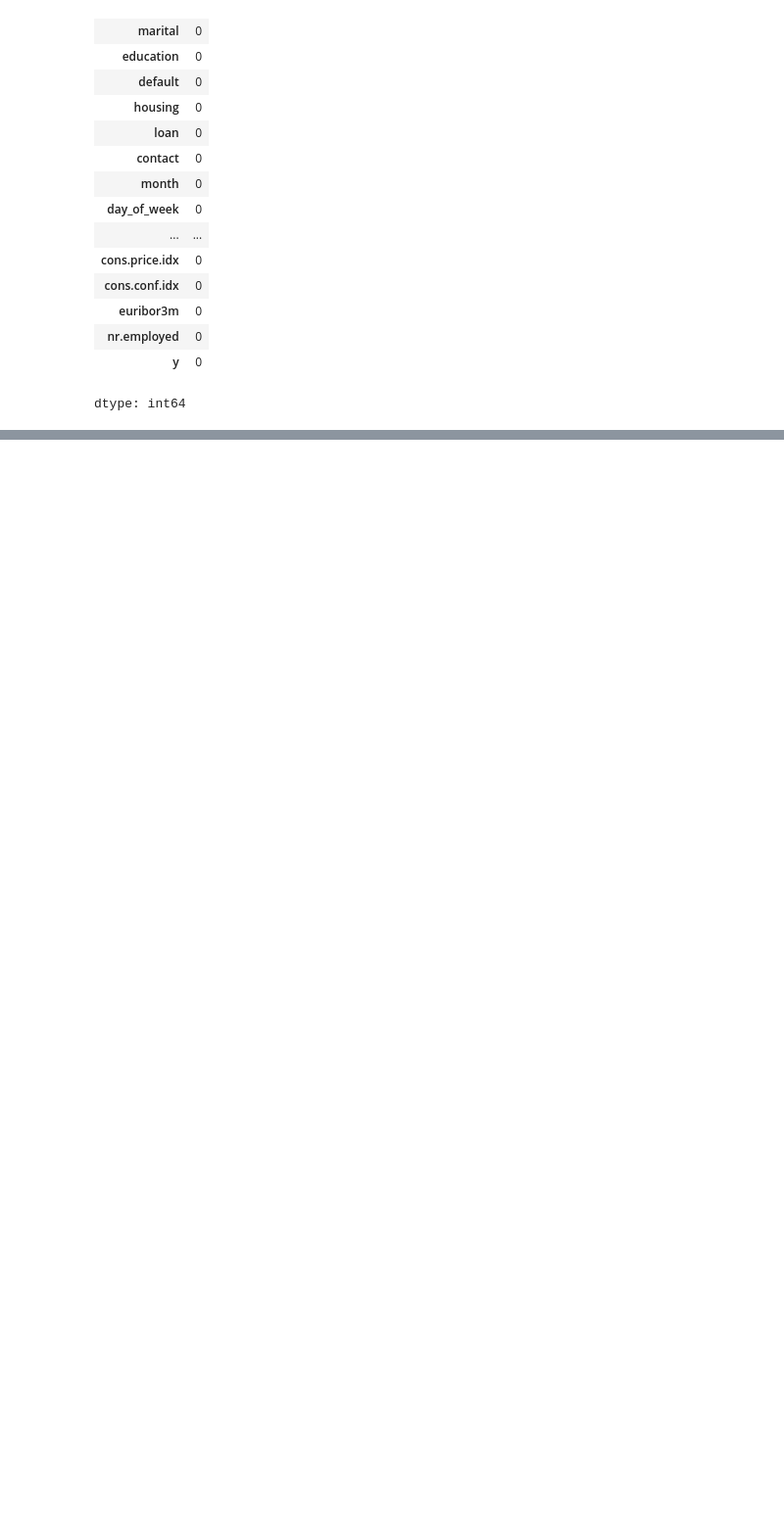
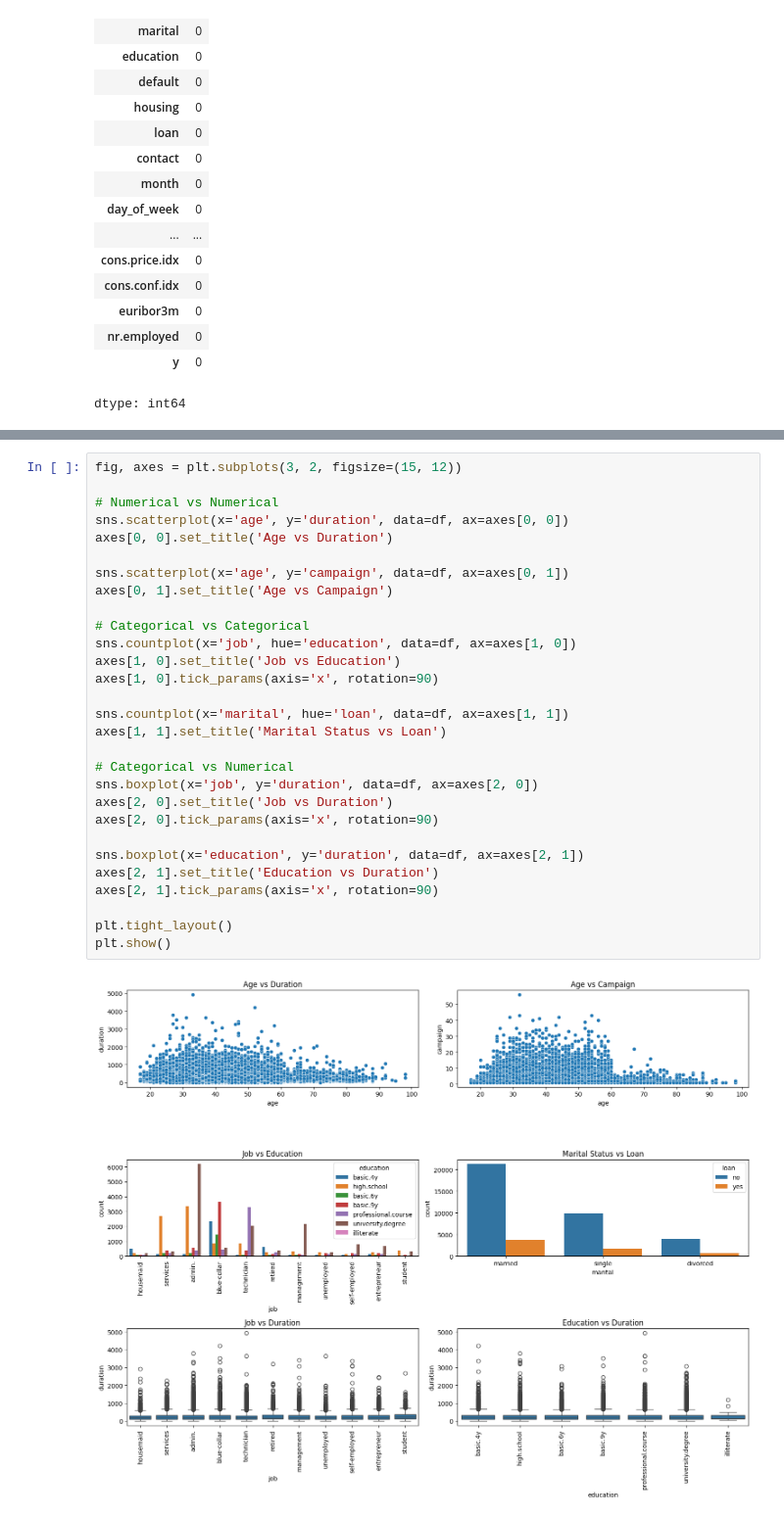
Before and after one commit to Goderr/EDA, a Jupyter notebook: 21BDS0205.ipynb, the cells around one changed output, grey strips where cells are left out. Shown at 98% size. Saved outputs shown, nothing was run; the diff lists cells and outputs as text; blank space fills up the shorter version.

```diff
--- a/21BDS0205.ipynb
+++ b/21BDS0205.ipynb
@@ -212,0 +301,31 @@ dtype: int64
+# %%
+fig, axes = plt.subplots(3, 2, figsize=(15, 12))
+
+# Numerical vs Numerical
+sns.scatterplot(x='age', y='duration', data=df, ax=axes[0, 0])
+axes[0, 0].set_title('Age vs Duration')
+
+sns.scatterplot(x='age', y='campaign', data=df, ax=axes[0, 1])
+axes[0, 1].set_title('Age vs Campaign')
+
+# Categorical vs Categorical
+sns.countplot(x='job', hue='education', data=df, ax=axes[1, 0])
+axes[1, 0].set_title('Job vs Education')
+axes[1, 0].tick_params(axis='x', rotation=90)
+
+sns.countplot(x='marital', hue='loan', data=df, ax=axes[1, 1])
+axes[1, 1].set_title('Marital Status vs Loan')
+
+# Categorical vs Numerical
+sns.boxplot(x='job', y='duration', data=df, ax=axes[2, 0])
+axes[2, 0].set_title('Job vs Duration')
+axes[2, 0].tick_params(axis='x', rotation=90)
+
+sns.boxplot(x='education', y='duration', data=df, ax=axes[2, 1])
+axes[2, 1].set_title('Education vs Duration')
+axes[2, 1].tick_params(axis='x', rotation=90)
+
+plt.tight_layout()
+plt.show()
+# %% [output]
+[figure, added]
```
Also changed, not shown: parts of 14 cells of this notebook.
